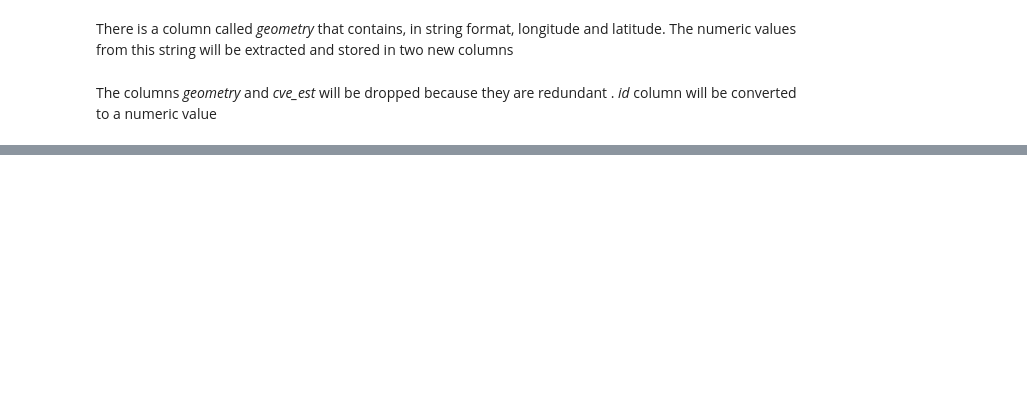
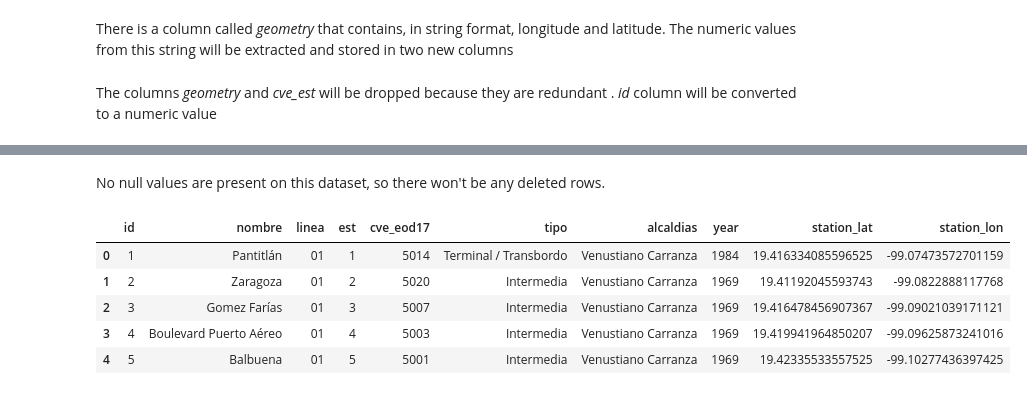
Before and after one commit to marcocasillas91/sdc-security, a Jupyter notebook: notebooks/1_first_datalake.ipynb, the cells around one changed output, grey strips where cells are left out. Saved outputs shown, nothing was run; the diff lists cells and outputs as text; code cells hidden in the pictures; blank space fills up the shorter version.

```diff
--- a/notebooks/1_first_datalake.ipynb
+++ b/notebooks/1_first_datalake.ipynb
@@ -164,10 +188,10 @@ import re
 def extract_coordinates(point_str):
     matches = re.findall(pattern, point_str)
     if matches:
-        return pd.Series(matches[0], index=['station_longitude', 'station_latitude'])
-    return pd.Series([None, None], index=['station_longitude', 'station_latitude'])
+        return pd.Series(matches[0], index=['station_lon', 'station_lat'])
+    return pd.Series([None, None], index=['station_lon', 'station_lat'])
 
-stations_raw[['station_longitude', 'station_latitude']] = stations_raw['geometry'].apply(extract_coordinates)
+stations_raw[['station_lon', 'station_lat']] = stations_raw['geometry'].apply(extract_coordinates)
 # %% [markdown]
 The columns *geometry* and *cve_est* will be dropped because they are redundant . *id* column will be converted to a numeric value
 # %%
@@ -192,0 +220,12 @@ stations_raw.head(10)
+# %% [markdown]
+No null values are present on this dataset, so there won't be any deleted rows.
+# %%
+stations = stations_raw.loc[:,['id','nombre','linea','est','cve_eod17','tipo','alcaldias','year','station_lat','station_lon']].copy()
+stations.head()
+# %% [output]
+|  | id | nombre | linea | est | cve_eod17 | tipo | alcaldias | year | station_lat | station_lon |
+| 0 | 1 | Pantitlán | 01 | 1 | 5014 | Terminal / Transbordo | Venustiano Carranza | 1984 | 19.416334085596525 | -99.07473572701159 |
+| 1 | 2 | Zaragoza | 01 | 2 | 5020 | Intermedia | Venustiano Carranza | 1969 | 19.41192045593743 | -99.0822888117768 |
+| 2 | 3 | Gomez Farías | 01 | 3 | 5007 | Intermedia | Venustiano Carranza | 1969 | 19.416478456907367 | -99.09021039171121 |
+| 3 | 4 | Boulevard Puerto Aéreo | 01 | 4 | 5003 | Intermedia | Venustiano Carranza | 1969 | 19.419941964850207 | -99.09625873241016 |
+| 4 | 5 | Balbuena | 01 | 5 | 5001 | Intermedia | Venustiano Carranza | 1969 | 19.42335533557525 | -99.10277436397425 |
```
Also changed, not shown: parts of 41 cells of this notebook.
